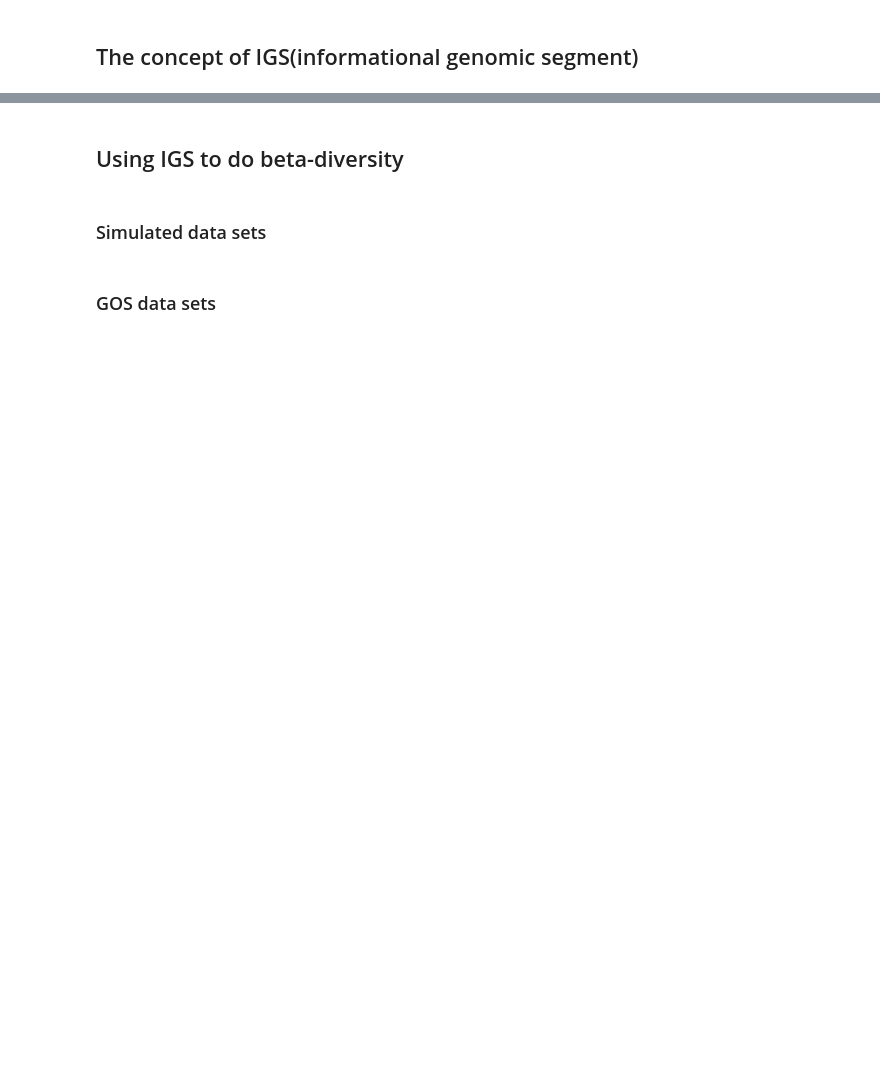
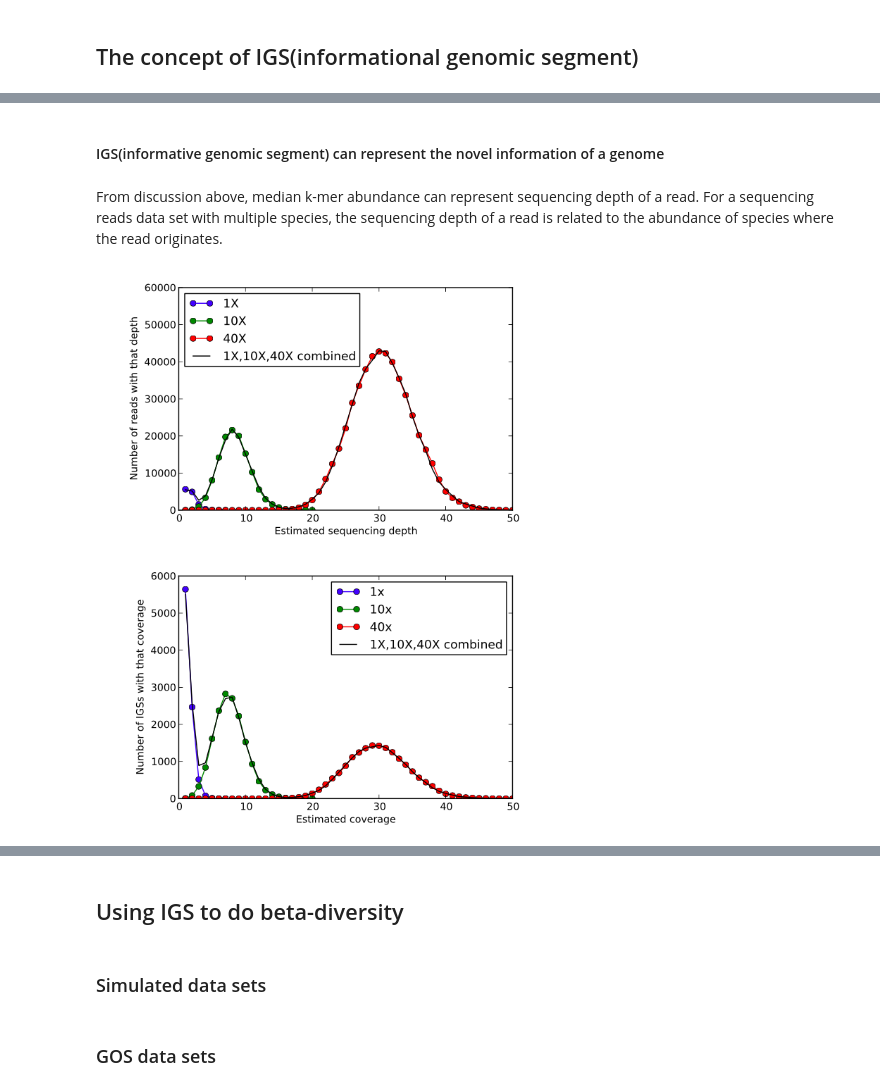
Before and after one commit to qingpeng/2013-diversity, a Jupyter notebook: notebook/2013-diversity-summary.ipynb, the cells around one changed output, grey strips where cells are left out. Drawn from its saved outputs; the diff is of its cells as text; code cells hidden in the pictures; blank space fills up the shorter version.

```diff
--- a/notebook/2013-diversity-summary.ipynb
+++ b/notebook/2013-diversity-summary.ipynb
@@ -8,0 +72,9 @@ This is the outline of my work on a novel method to investigate microbial divers
+# %% [markdown]
+#### IGS(informative genomic segment) can represent the novel information of a genome
+# %% [markdown]
+
+From discussion above, median k-mer abundance can represent sequencing depth of a read. For a sequencing reads data set with multiple species, the sequencing depth of a read is related to the abundance of species where the read originates.
+# %%
+Image(filename="../figure/from_reads_to_IGS.png")
+# %% [output]
+[figure, added]
```
Also changed, not shown: parts of 28 cells of this notebook, 27 other files.
